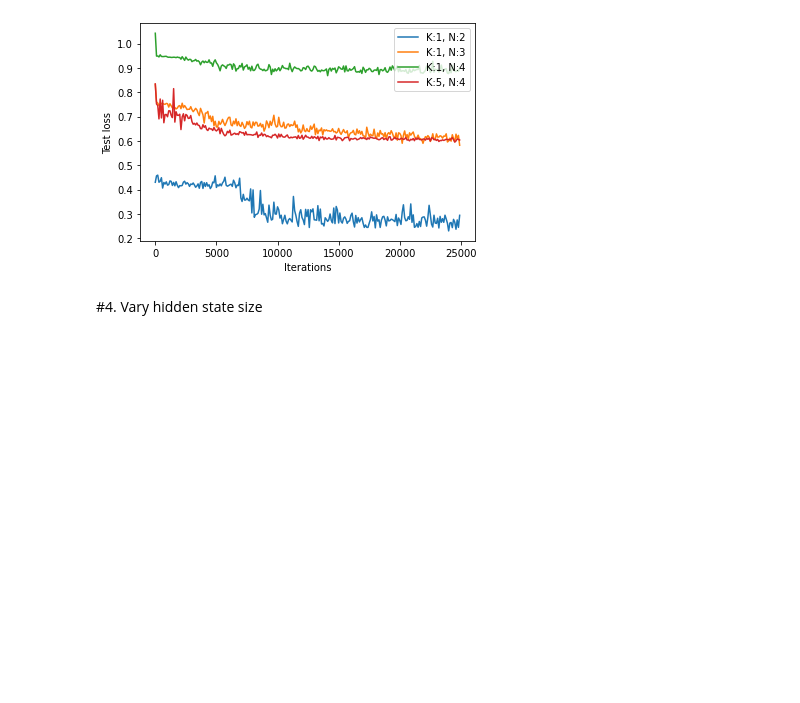
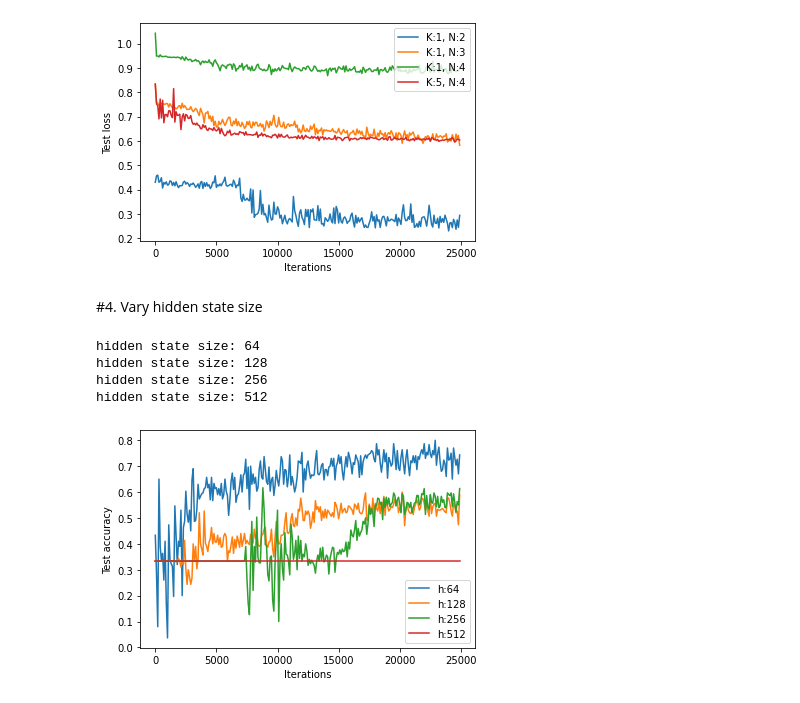
Before and after one commit to jiwoncpark/cs330-deep-multitask-meta-learning, a Jupyter notebook: hw/hw1/CS330_Homework1_Stencil.ipynb, the cells around one changed output. Drawn from its saved outputs; the diff is of its cells as text; code cells hidden in the pictures; blank space fills up the shorter version.

```diff
--- a/hw/hw1/CS330_Homework1_Stencil.ipynb
+++ b/hw/hw1/CS330_Homework1_Stencil.ipynb
@@ -381,21 +381,30 @@ plt.savefig('prob3_vary_K_N_loss.png')
 # %% [markdown]
 #4. Vary hidden state size
 # %%
+tf.config.run_functions_eagerly(True)
 test_loss_dict_hidden = {}
 test_acc_dict_hidden = {}
+
 for h in [64, 128, 256, 512]:
   print("hidden state size: {:d}".format(h))
   test_loss, test_acc = main(num_classes=3, num_samples=1, meta_batch_size=16, hidden_size=h, random_seed=1234)
   test_loss_dict_hidden[h] = test_loss
   test_acc_dict_hidden[h] = test_acc
+# %% [output]
+hidden state size: 64
+hidden state size: 128
+hidden state size: 256
+hidden state size: 512
 # %%
 np.save('prob4_test_acc_dict.npy', test_acc_dict_hidden)
 np.save('prob4_test_loss_dict.npy', test_loss_dict_hidden)
 # %%
-for h, acc in test_acc_dict.items():
-  iter_grid = np.arange(0, 25100, 100)
+for h, acc in test_acc_dict_hidden.items():
+  iter_grid = np.arange(0, 25000, 100)
   plt.plot(iter_grid, acc, label='h:{:d}'.format(h))
 plt.legend()
 plt.ylabel('Test accuracy')
 plt.xlabel('Iterations')
-plt.savefig('prob4_vary_h.png')
+plt.savefig('prob4_vary_h_acc.png')
+# %% [output]
+[figure, added]
```
Also changed, not shown: parts of 1 cell of this notebook.
